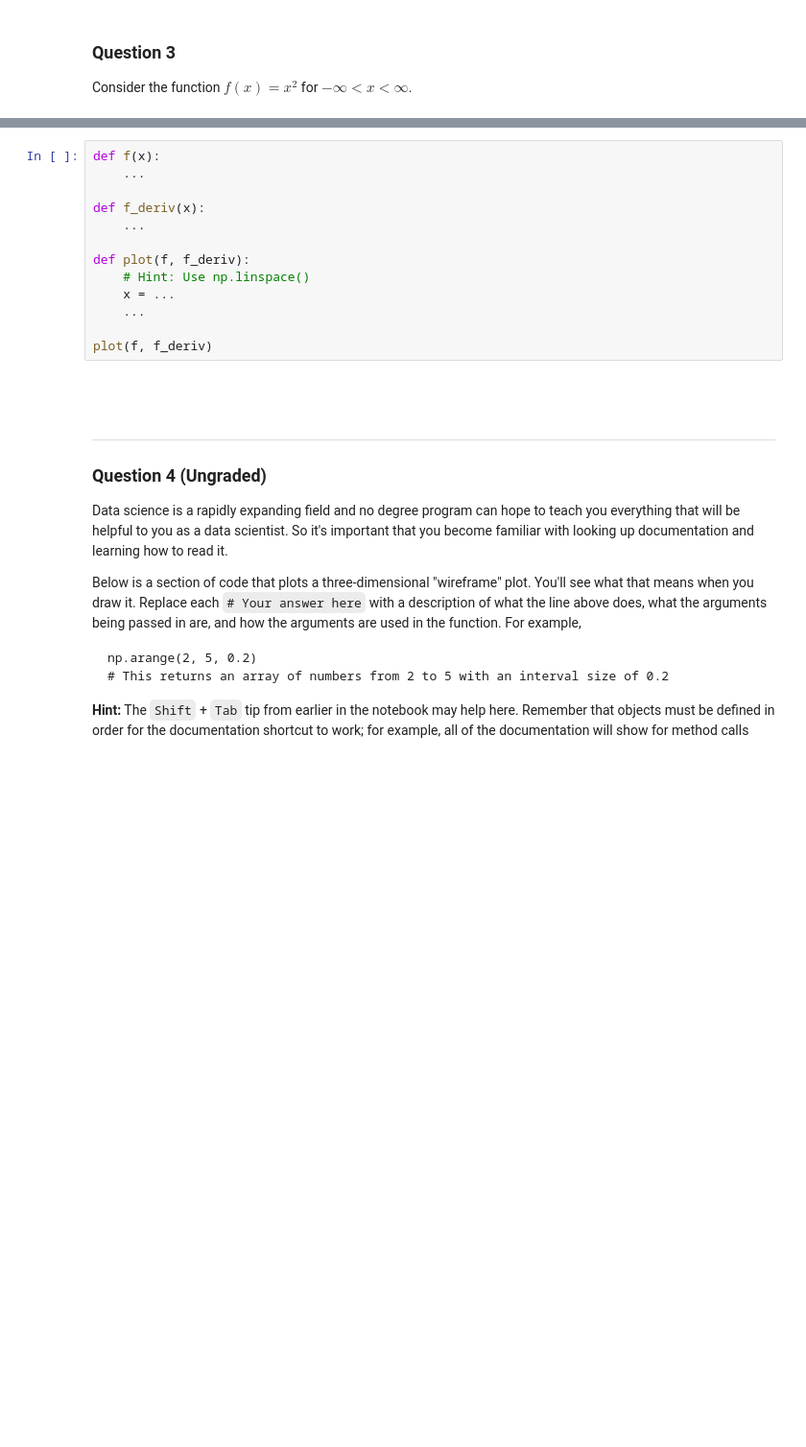
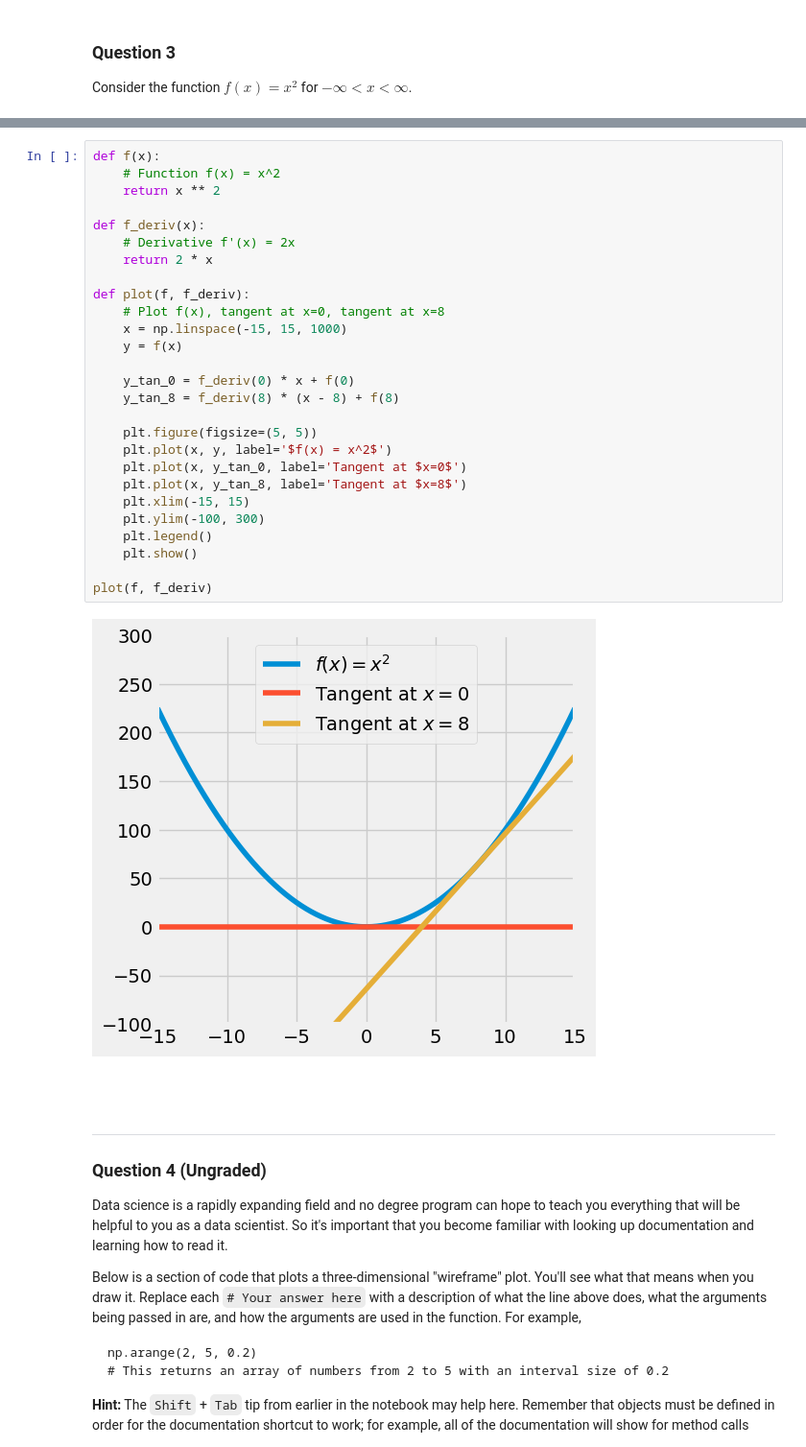
Before and after one commit to garyagasa/DS100_2025Summer_GA, a Jupyter notebook: lab/lab01/lab01.ipynb, the cells around one changed output, grey strips where cells are left out. Shown: that part at 96% size. Cells and saved outputs as stored; diff of their text form; blank space fills up the shorter version.

```diff
--- a/lab/lab01/lab01.ipynb
+++ b/lab/lab01/lab01.ipynb
@@ -414,19 +432,35 @@ You should use the `plt.plot` function to plot lines. You may find the following
 - [`plt.figure(figsize=..)`](https://matplotlib.org/stable/api/_as_gen/matplotlib.pyplot.figure.html)
 - [`plt.ylim(..)`](https://matplotlib.org/stable/api/_as_gen/matplotlib.pyplot.ylim.html)
 - [`plt.axhline(..)`](https://matplotlib.org/stable/api/_as_gen/matplotlib.pyplot.axhline.html)
-# %%
-def f(x):
-    ...
-
-def f_deriv(x):
-    ...
-
-def plot(f, f_deriv):
-    # Hint: Use np.linspace()
-    x = ...
-    ...
-
-plot(f, f_deriv)
+# %%
+def f(x):
+    # Function f(x) = x^2
+    return x ** 2
+
+def f_deriv(x):
+    # Derivative f'(x) = 2x
+    return 2 * x
+
+def plot(f, f_deriv):
+    # Plot f(x), tangent at x=0, tangent at x=8
+    x = np.linspace(-15, 15, 1000)
+    y = f(x)
+
+    y_tan_0 = f_deriv(0) * x + f(0)
+    y_tan_8 = f_deriv(8) * (x - 8) + f(8)
+
+    plt.figure(figsize=(5, 5))
+    plt.plot(x, y, label='$f(x) = x^2$')
+    plt.plot(x, y_tan_0, label='Tangent at $x=0$')
+    plt.plot(x, y_tan_8, label='Tangent at $x=8$')
+    plt.xlim(-15, 15)
+    plt.ylim(-100, 300)
+    plt.legend()
+    plt.show()
+
+plot(f, f_deriv)
+# %% [output]
+[figure, added]
 # %% [markdown]
 <br/><br/>
 
```
Also changed, not shown: parts of 31 cells of this notebook, 3 other files.
